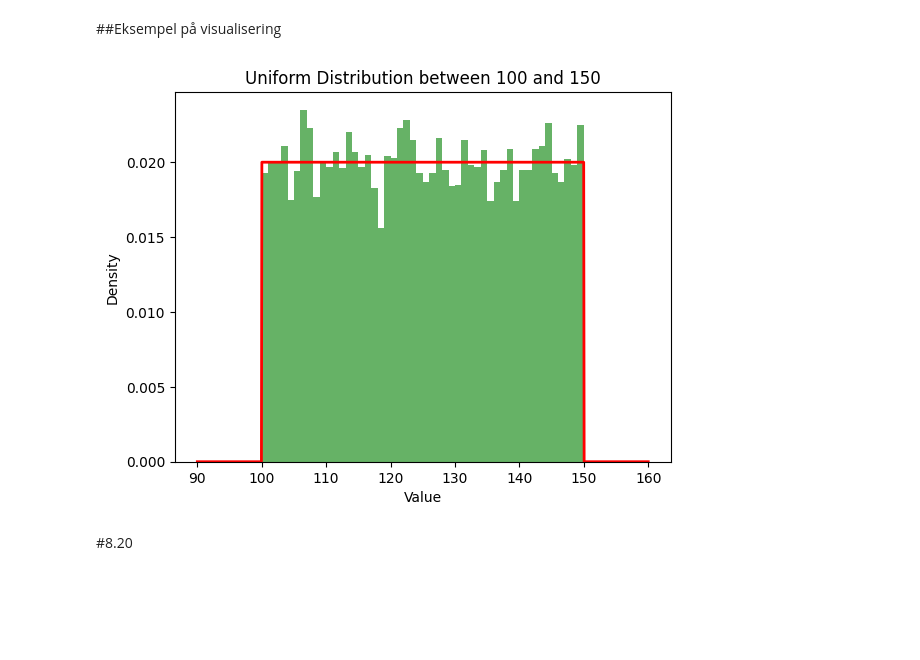
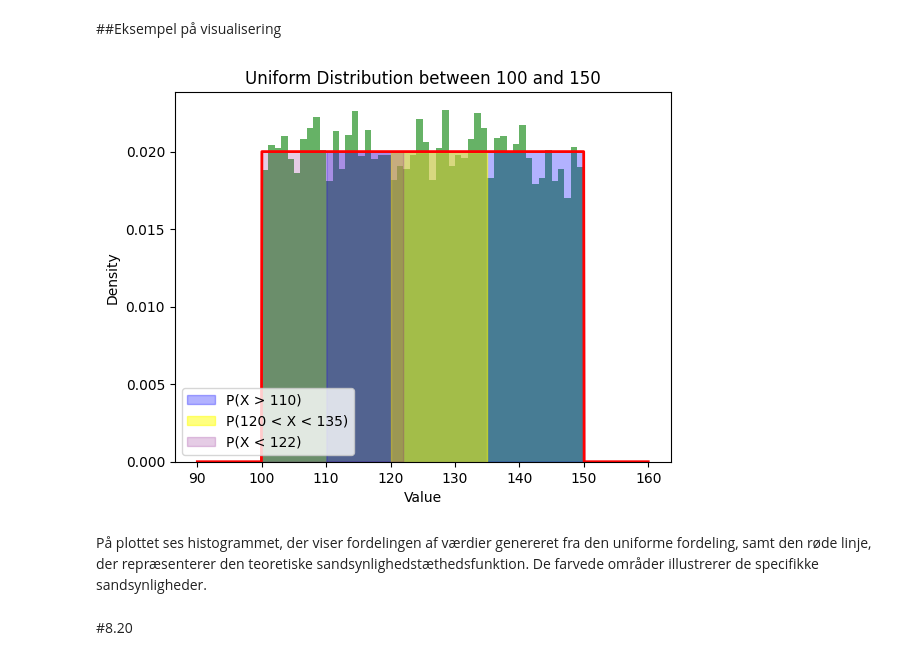
Before and after one commit to CNielsen94/Random_data_repo, a Jupyter notebook: notebooks/Distributioner_Python_løsninger.ipynb, the cells around one changed output. Saved outputs shown, nothing was run; the diff lists cells and outputs as text; code cells hidden in the pictures; blank space fills up the shorter version.

```diff
--- a/notebooks/Distributioner_Python_løsninger.ipynb
+++ b/notebooks/Distributioner_Python_løsninger.ipynb
@@ -78,31 +78,36 @@ P_X_lt_122
 # %%
 import numpy as np
 import matplotlib.pyplot as plt
 
 # Generer 10000 tilfældige data punkter fra en uniform fordeling mellem 100 og 150
-data = np.random.uniform(100, 150, 10000)
+data = np.random.uniform(a, b, 10000)
 
 # Tegn histogrammet for de genererede data
 plt.hist(data, bins=50, density=True, alpha=0.6, color='g')
 
-# Tæthedsfunktionen for en uniform fordeling mellem 100 og 150
-def pdf_uniform(x):
-    return 1 / (150 - 100) if 100 <= x <= 150 else 0
-
 # Generer x værdier for PDF-kurven
 x_values = np.linspace(90, 160, 1000)
-# Beregn y værdier (PDF værdier) for x værdierne
-y_values = [pdf_uniform(x) for x in x_values]
+# Beregn y værdier (PDF værdier) for x værdierne, baseret på tæthedsfunktionen
+y_values = [f_x if 100 <= x <= 150 else 0 for x in x_values]
 
 # Tegn PDF-kurven på samme plot som histogrammet
 plt.plot(x_values, y_values, 'r-', lw=2)
 
 plt.title('Uniform Distribution between 100 and 150')
 plt.xlabel('Value')
 plt.ylabel('Density')
+
+# Markér områderne beskrevet i opgaverne
+plt.fill_between(x_values, 0, y_values, where=(x_values > 110), color='blue', alpha=0.3, label='P(X > 110)')
+plt.fill_between(x_values, 0, y_values, where=(x_values > 120) & (x_values < 135), color='yellow', alpha=0.5, label='P(120 < X < 135)')
+plt.fill_between(x_values, 0, y_values, where=(x_values < 122), color='purple', alpha=0.2, label='P(X < 122)')
+
+plt.legend()
 plt.show()
 # %% [output]
-[figure, old version]
+[figure, new version]
+# %% [markdown]
+På plottet ses histogrammet, der viser fordelingen af værdier genereret fra den uniforme fordeling, samt den røde linje, der repræsenterer den teoretiske sandsynlighedstæthedsfunktion. De farvede områder illustrerer de specifikke sandsynligheder.
 # %% [markdown]
 #8.20
 # %% [markdown]
```
Also changed, not shown: parts of 26 cells of this notebook.
